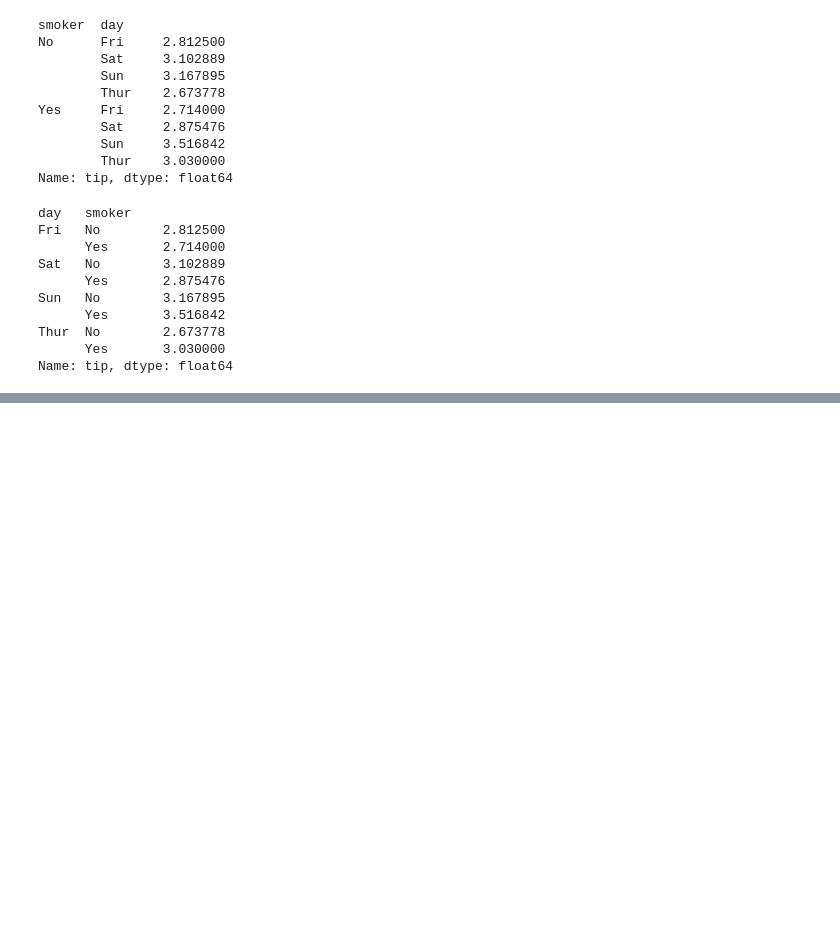
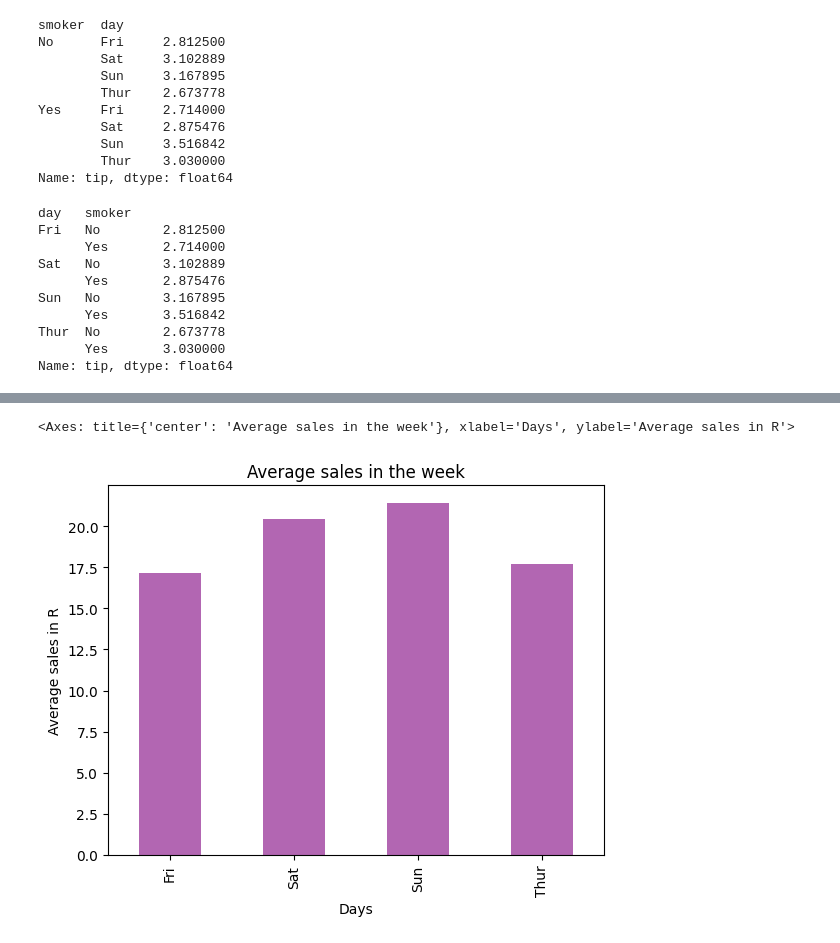
Before and after one commit to QuinlanVic/Python-module-code-notes, a Jupyter notebook: day16_pandas.ipynb, the cells around one changed output, grey strips where cells are left out. Saved outputs shown, nothing was run; the diff lists cells and outputs as text; code cells hidden in the pictures; blank space fills up the shorter version.

```diff
--- a/day16_pandas.ipynb
+++ b/day16_pandas.ipynb
@@ -611,0 +693,15 @@ Name: tip, dtype: float64
+# %%
+y_avg_total_bill = tips_df.groupby('day')['total_bill'].mean()
+# to order the days properly
+x_days = y_avg_total_bill.index
+
+# plt.bar(x_days, y_avg_total_bill, color="hotpink", alpha=0.7)
+# plt.xlabel("Days")
+# plt.ylabel("Average sales in R")
+# plt.title("Average sales in the week")
+
+# can use this approach due to it being a series (if dataframe you have to use the other approach)
+y_avg_total_bill.plot(kind="bar", xlabel="Days", ylabel="Average sales in R", title="Average sales in the week", color="purple", alpha=0.6)
+# %% [output]
+<Axes: title={'center': 'Average sales in the week'}, xlabel='Days', ylabel='Average sales in R'>
+[figure, added]
```
Also changed, not shown: parts of 24 cells of this notebook, 1 other file.
